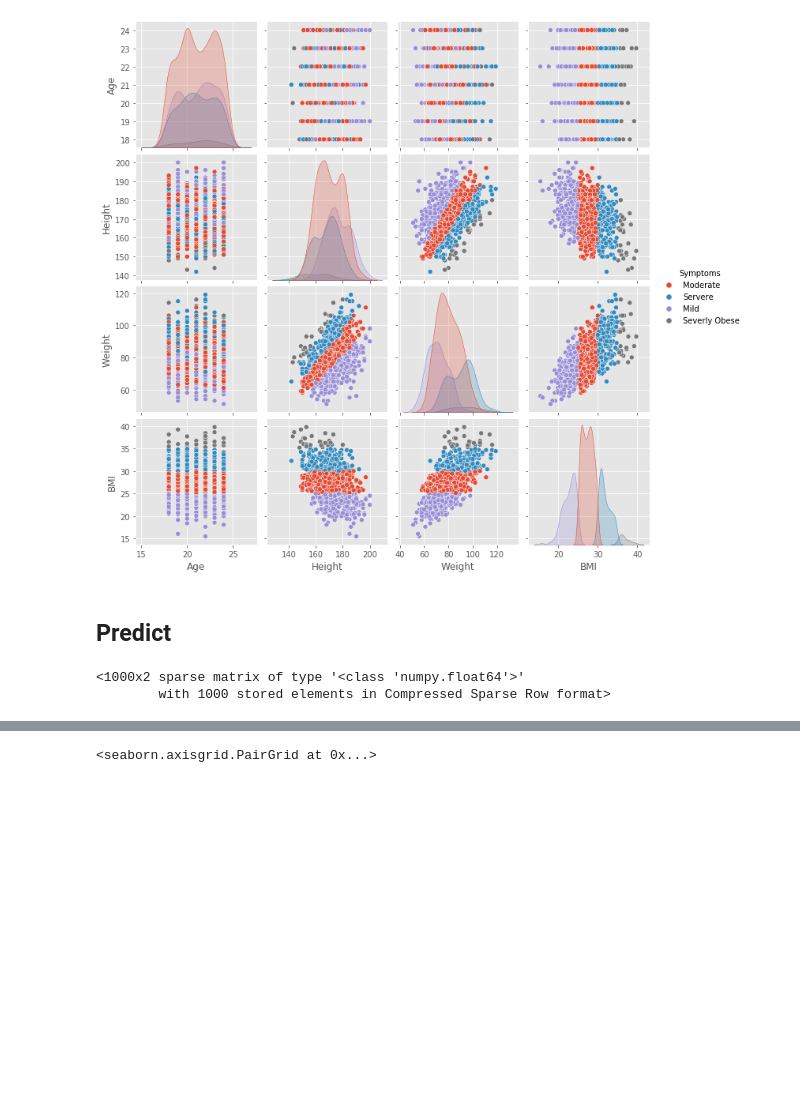
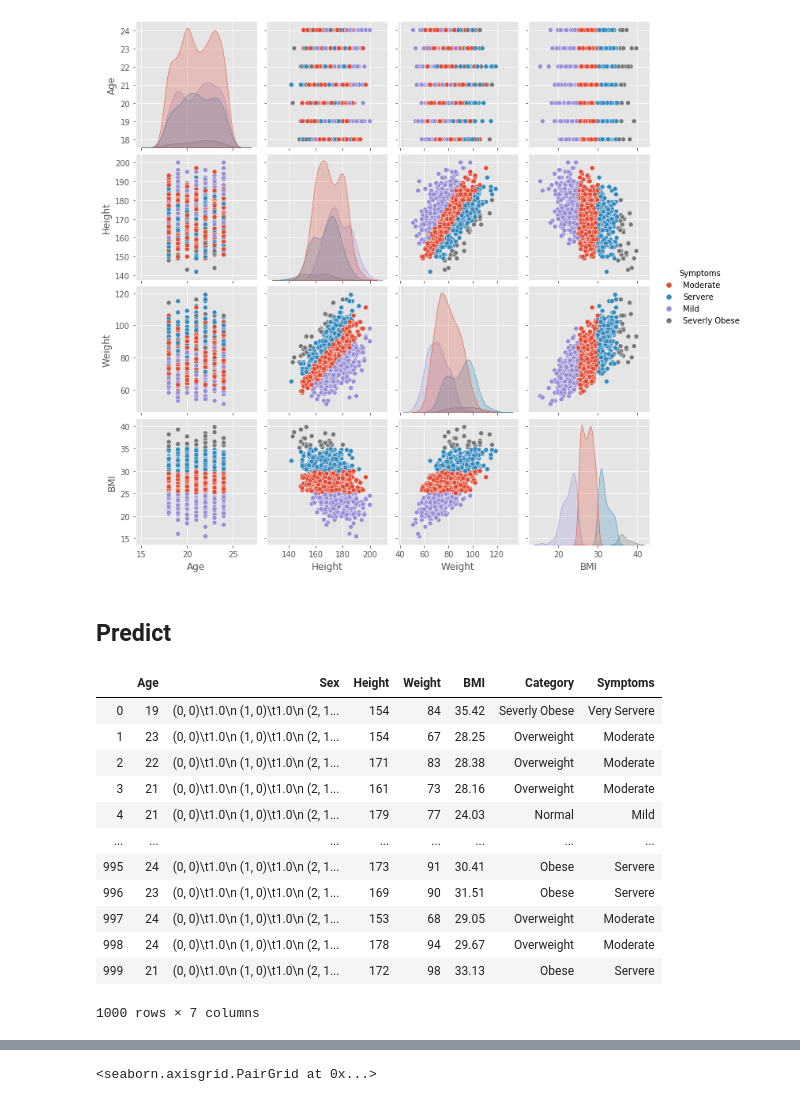
Before and after one commit to shaner1/ProgDA_Project_20, a Jupyter notebook: ProgDA_Project_2020.ipynb, the cells around one changed output, grey strips where cells are left out. Cells and saved outputs as stored; diff of their text form; code cells hidden in the pictures; blank space fills up the shorter version.

```diff
--- a/ProgDA_Project_2020.ipynb
+++ b/ProgDA_Project_2020.ipynb
@@ -312,10 +356,23 @@ outputs = df[['Symptoms']]
 # encode caegorical variables
 from sklearn.preprocessing import OneHotEncoder
 ohe = OneHotEncoder()
-ohe.fit_transform(df[['Sex']])
+df_mod['Sex'] = ohe.fit_transform(df_mod[['Sex']])
 
 #https://stackoverflow.com/questions/41083869/double-square-brackets-side-by-side-in-python
 #https://www.youtube.com/watch?v=0w78CHM_ubM
-# %% [output]
-<1000x2 sparse matrix of type '<class 'numpy.float64'>'
-        with 1000 stored elements in Compressed Sparse Row format>
+# %%
+df_mod
+# %% [output]
+|  | Age | Sex | Height | Weight | BMI | Category | Symptoms |
+| 0 | 19 | (0, 0)\t1.0\n (1, 0)\t1.0\n (2, 1... | 154 | 84 | 35.42 | Severly Obese | Very Servere |
+| 1 | 23 | (0, 0)\t1.0\n (1, 0)\t1.0\n (2, 1... | 154 | 67 | 28.25 | Overweight | Moderate |
+| 2 | 22 | (0, 0)\t1.0\n (1, 0)\t1.0\n (2, 1... | 171 | 83 | 28.38 | Overweight | Moderate |
+| 3 | 21 | (0, 0)\t1.0\n (1, 0)\t1.0\n (2, 1... | 161 | 73 | 28.16 | Overweight | Moderate |
+| 4 | 21 | (0, 0)\t1.0\n (1, 0)\t1.0\n (2, 1... | 179 | 77 | 24.03 | Normal | Mild |
+| ... | ... | ... | ... | ... | ... | ... | ... |
+| 995 | 24 | (0, 0)\t1.0\n (1, 0)\t1.0\n (2, 1... | 173 | 91 | 30.41 | Obese | Servere |
+| 996 | 23 | (0, 0)\t1.0\n (1, 0)\t1.0\n (2, 1... | 169 | 90 | 31.51 | Obese | Servere |
+| 997 | 24 | (0, 0)\t1.0\n (1, 0)\t1.0\n (2, 1... | 153 | 68 | 29.05 | Overweight | Moderate |
+| 998 | 24 | (0, 0)\t1.0\n (1, 0)\t1.0\n (2, 1... | 178 | 94 | 29.67 | Overweight | Moderate |
+| 999 | 21 | (0, 0)\t1.0\n (1, 0)\t1.0\n (2, 1... | 172 | 98 | 33.13 | Obese | Servere |
+1000 rows × 7 columns
```
Also changed, not shown: parts of 20 cells of this notebook.
